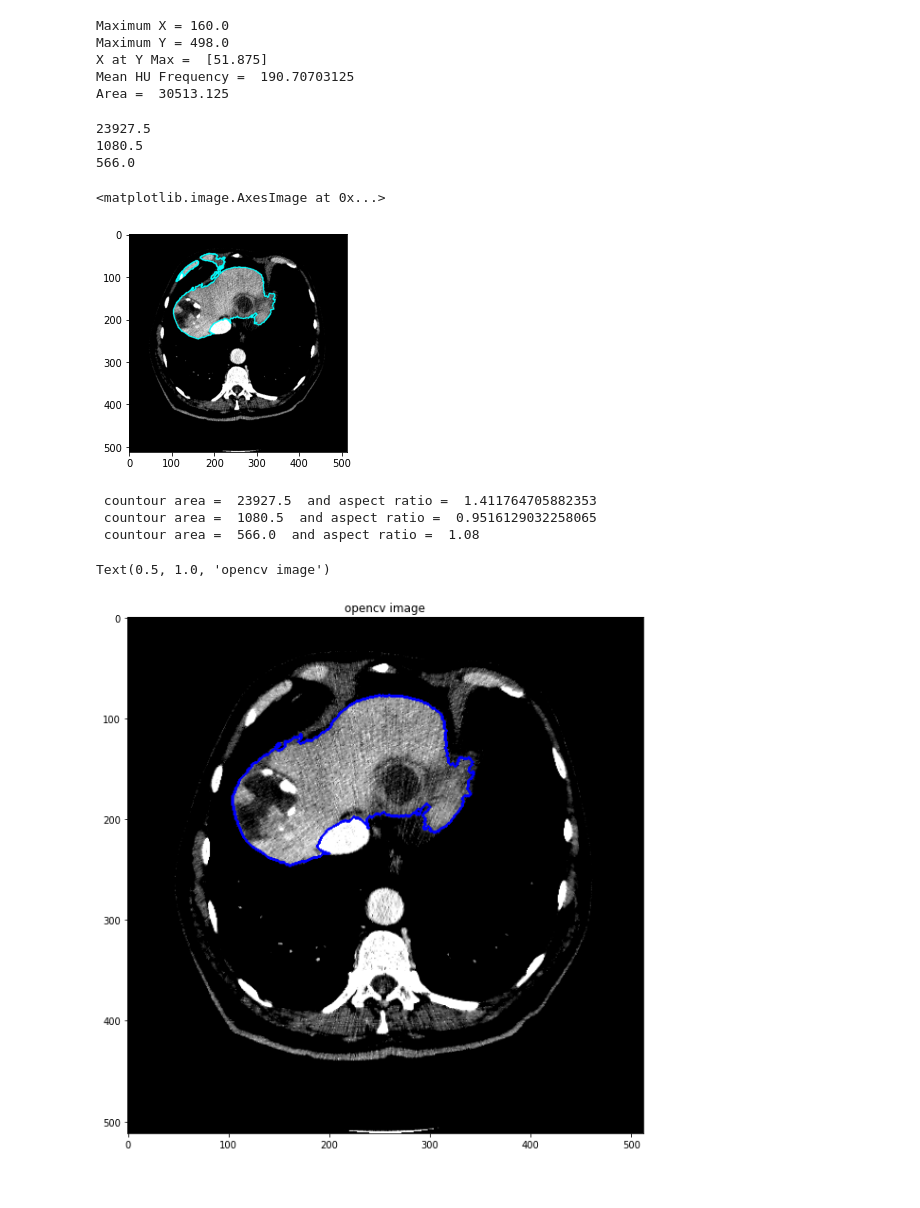
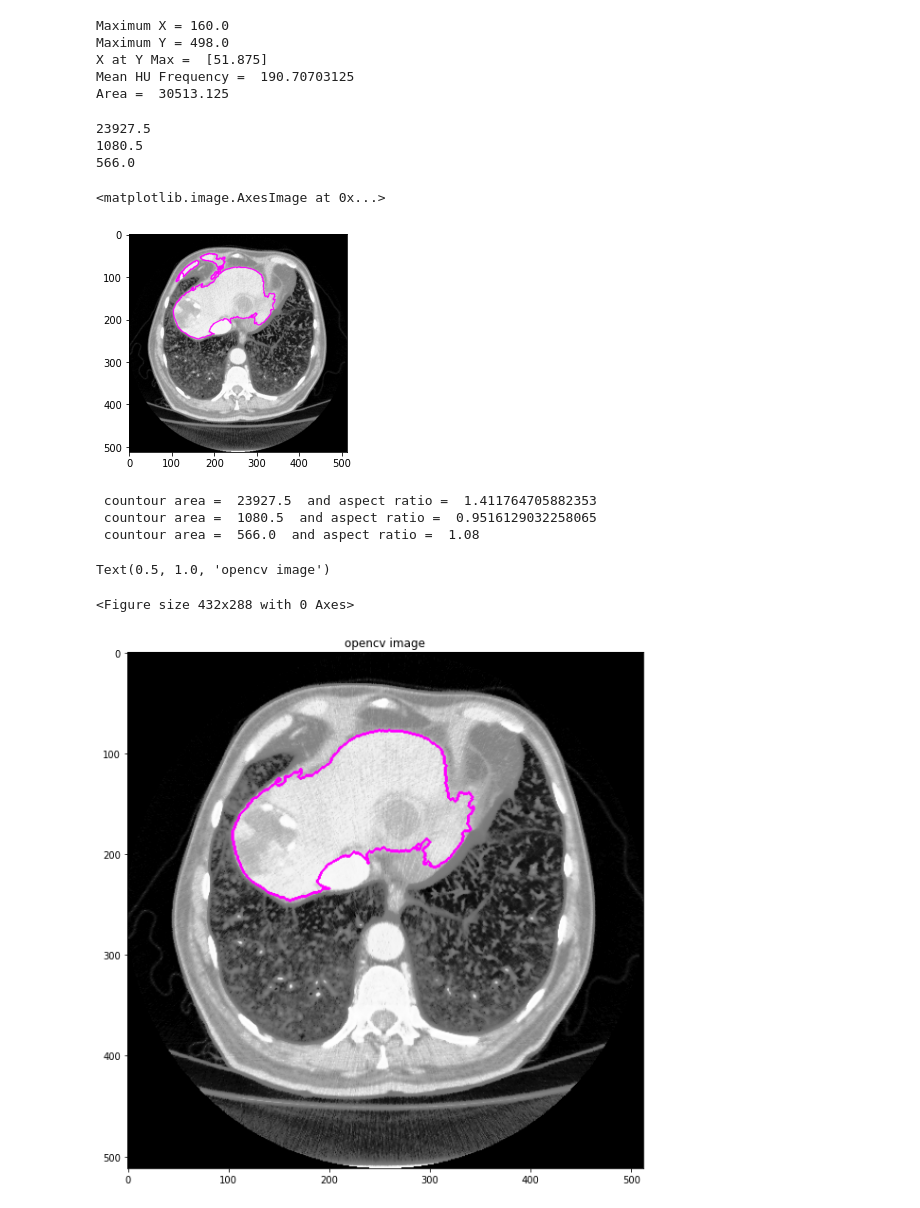
Before and after one commit to srikumarradha1969/CT_Liver_Segmentation, a Jupyter notebook: Liver_Segmentation_Final.ipynb, the cells around one changed output. Saved outputs shown, nothing was run; the diff lists cells and outputs as text; code cells hidden in the pictures.

```diff
--- a/Liver_Segmentation_Final.ipynb
+++ b/Liver_Segmentation_Final.ipynb
@@ -31,3 +31,15 @@ print("Image Position [2] of Patient: " + \
 (512, 512)
 Image Position [2] of Patient: 160.000002384186mm.
 [figure]
+# %%
+# Creating a copy of the Original Image and converting to RGB, as Overlay for detected contours
+photo=np.array(ds.pixel_array)
+photo=np.uint8(cv2.normalize(photo, None, 0, 255, cv2.NORM_MINMAX))
+photo=cv2.equalizeHist(photo)
+image_new=PIL.Image.frombytes('L',
+                          (photo.shape[1],photo.shape[0]), photo.astype('b').tostring())
+image_new=np.asarray(image_new)
+image_new = ImagePIL.fromarray((image_new).astype('uint8'))
+image_new = image_new.convert('RGB')
+image_new = np.asarray(image_new)
+plt.imshow(image_new, cmap='gray')
@@ -93,8 +108,8 @@ gradient = cv2.morphologyEx(dilated, cv2.MORPH_CLOSE, cv2.getStructuringElement(
 # %%
 # Detecting Contours
 sorted_contours = []
-out=img_bbox.copy()
-contours = cv2.findContours(gradient, cv2.RETR_EXTERNAL,cv2.CHAIN_APPROX_NONE)[1]
+out=image_new.copy()
+contours = cv2.findContours(gradient, cv2.RETR_EXTERNAL,cv2.CHAIN_APPROX_NONE)[0]
 
 # Sorting out contours based on area from highest to lower
 # Centroid location of organs with respect to Image Centroid
@@ -125,7 +140,7 @@ for con in contours:
 
 
         if (0 <= cyy <= cY and 0 <= cxx <= cX) or (0 <= cyy <= cY and cX-40 <= cxx <= cX+40): # to get the central segments
-            cv2.drawContours(out, contours=[approx], contourIdx=-1, color=(0, 255, 255), thickness=2)
+            cv2.drawContours(out, contours=[approx], contourIdx=-1, color=(255, 0, 255), thickness=2)
             print(cv2.contourArea(con))
             sorted_contours.append(con)
 
@@ -135,7 +150,7 @@ plt.imshow(out, cmap='gray')
 1080.5
 566.0
 <matplotlib.image.AxesImage at 0x...>
-[figure, old version]
+[figure, new version]
 # %%
 # Draw  the selected contour
 selected_contours = []
@@ -145,34 +160,36 @@ for con in sorted_contours:
         cxx = int(M['m10']/M['m00'])
         cyy = int(M['m01']/M['m00'])
 
     x, y, w, h = cv2.boundingRect(con)
     aspect_ratio = float(w) / h
     print(" countour area = ", cv2.contourArea(con), " and aspect ratio = ",aspect_ratio)
 
     if ds.ImagePositionPatient[2] < 10 and cxx < 0.5*cX:
         selected_contours.append(con)
     elif 10 <= ds.ImagePositionPatient[2] <= 165:
         selected_contours = sorted_contours[0]
     elif (165 <= ds.ImagePositionPatient[2] <= 170):
         selected_contours.append(sorted_contours[0])
         selected_contours.append(sorted_contours[1])
     elif (ds.ImagePositionPatient[2] > 170) and (0.5*cX <=cxx < 0.8*cX) and (0.8 <= aspect_ratio < 1.2):
         selected_contours.append(con)
 
 selected_contours = sorted(selected_contours, key=cv2.contourArea,reverse=True)
 
-out1=img_bbox.copy()
+out1=image_new.copy()
+
 # draw contour on the input image
-img_hull = cv2.drawContours(out1, contours=selected_contours, contourIdx=-1, color=(0, 0, 255), thickness=2)
-
+img_hull = cv2.drawContours(out1, contours=selected_contours, contourIdx=-1, color=(255, 0, 255), thickness=2)
+plt.figure(0)
 f = plt.figure()
 f.set_figwidth(40)
 f.set_figheight(10)
 plt.imshow(img_hull, cmap='gray')
 plt.title("opencv image")
 # %% [output]
  countour area =  23927.5  and aspect ratio =  1.411764705882353
  countour area =  1080.5  and aspect ratio =  0.9516129032258065
  countour area =  566.0  and aspect ratio =  1.08
 Text(0.5, 1.0, 'opencv image')
+<Figure size 432x288 with 0 Axes>
-[figure, old version]
+[figure, new version]
```
Also changed, not shown: parts of 1 cell of this notebook.
